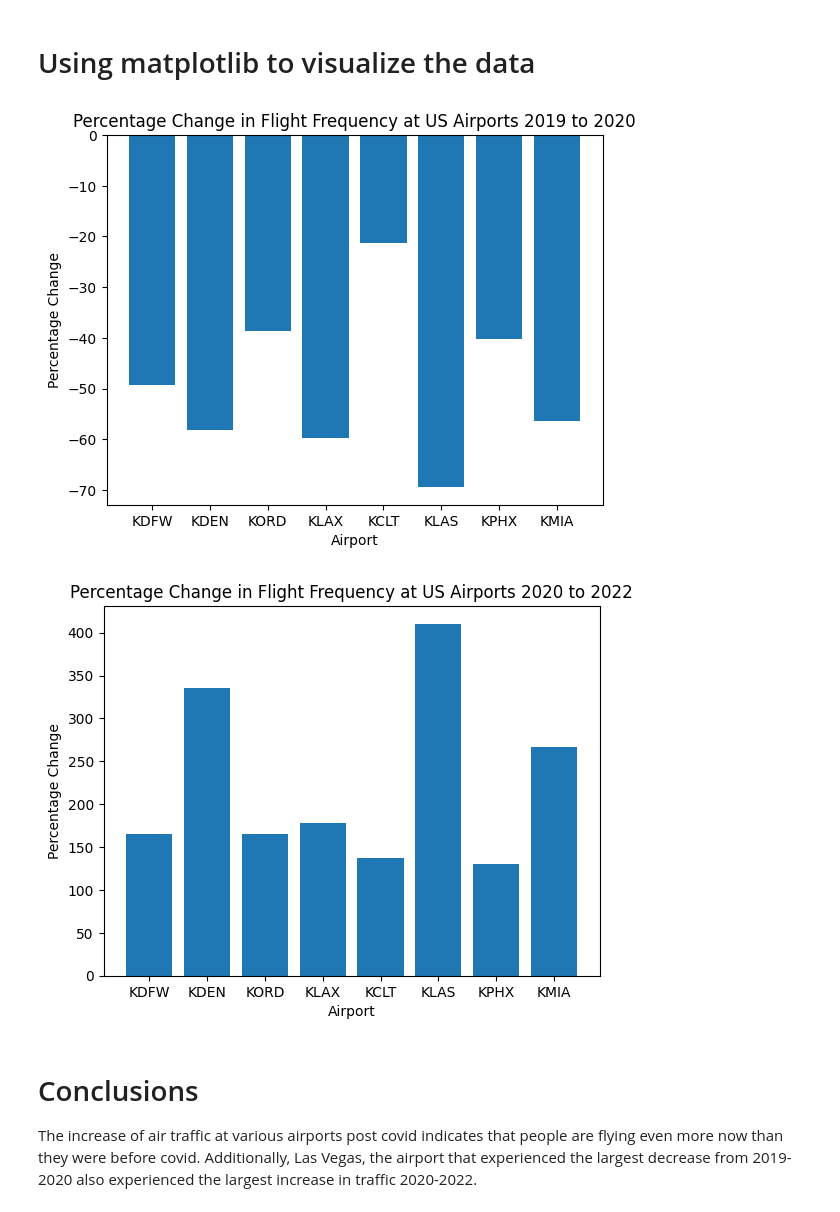
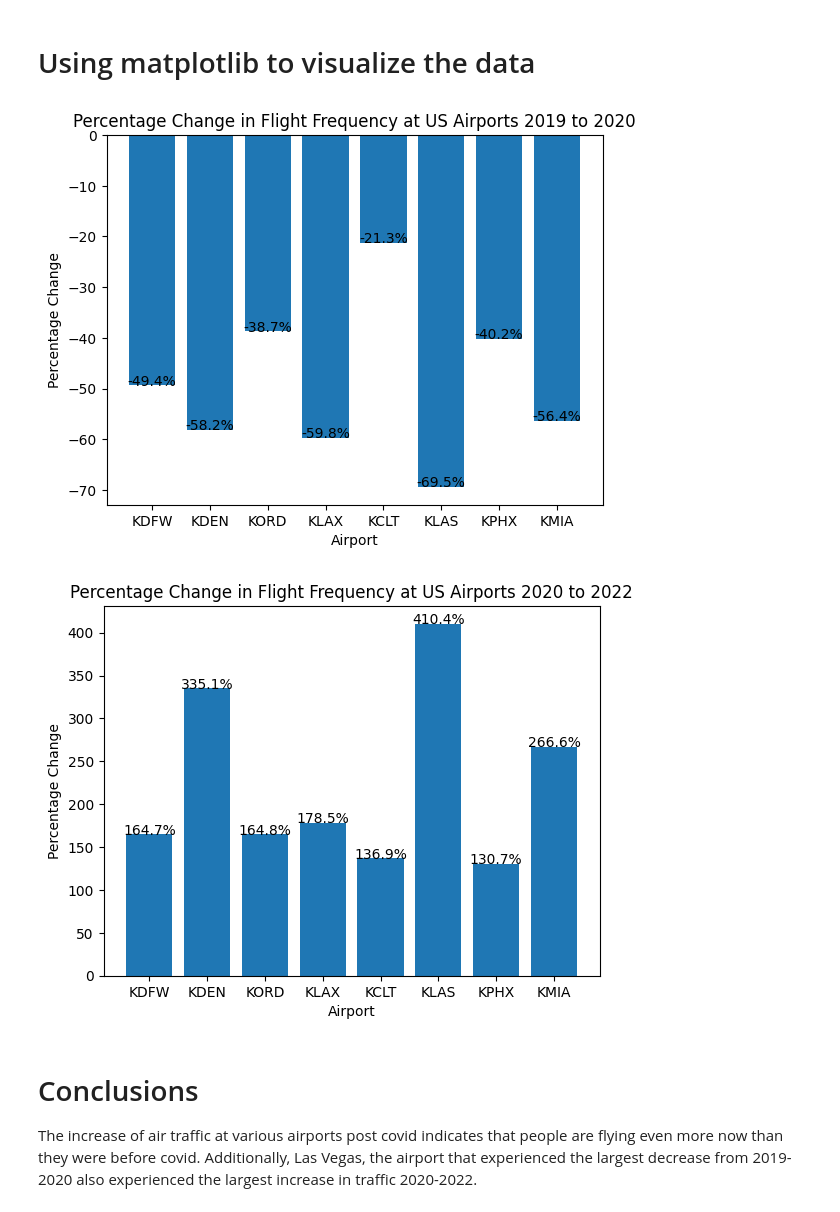
Before and after one commit to enodynowski/306-Final-Proj, a Jupyter notebook: finalproj.ipynb, the cells around one changed output. Drawn from its saved outputs; the diff is of its cells as text; code cells hidden in the pictures.

Commit message:
added labels on the 2 graphs

```diff
--- a/finalproj.ipynb
+++ b/finalproj.ipynb
@@ -83,21 +83,26 @@ In January 2019 KMIA recorded 14097 flights. In March 2020 it recorded 6145. Thi
 # %%
 import matplotlib.pyplot as plt
 #create bar graph for percent change 2019 to 2020
 plt.bar(change_dict_19_20.keys(), change_dict_19_20.values())
 plt.xlabel('Airport')
 plt.ylabel('Percentage Change')
 plt.title('Percentage Change in Flight Frequency at US Airports 2019 to 2020')
+for airport, change in change_dict_19_20.items():
+    plt.text(airport, change, f"{change:.1f}%", ha='center')
 plt.show()
 
 #create a bar graph for percent change 2020 to 2022
 plt.bar(change_dict_20_22.keys(), change_dict_20_22.values())
 plt.xlabel('Airport')
 plt.ylabel('Percentage Change')
 plt.title('Percentage Change in Flight Frequency at US Airports 2020 to 2022')
+for airport, change in change_dict_20_22.items():
+    plt.text(airport, change, f"{change:.1f}%", ha='center')
 plt.show()
+plt.show()
 # %% [output]
-[figure, old version]
+[figure, new version]
-[figure, old version]
+[figure, new version]
 # %% [markdown]
 # Conclusions
 
```
